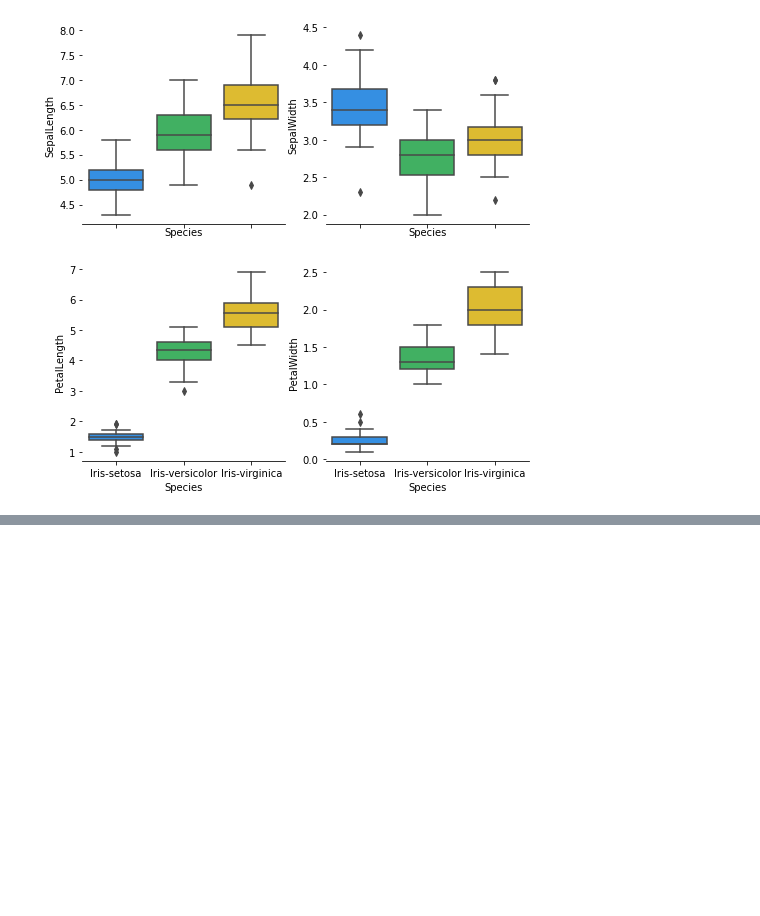
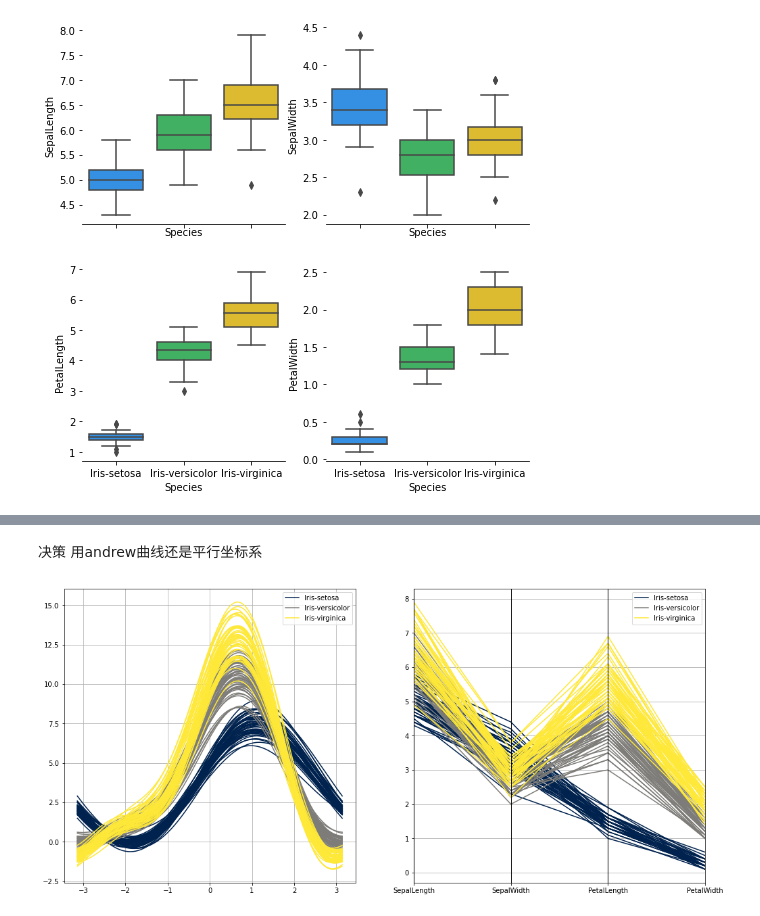
Before and after one commit to xueluofengfei/IV_project, a Jupyter notebook: system2.ipynb, the cells around one changed output, grey strips where cells are left out. Drawn from its saved outputs; the diff is of its cells as text; code cells hidden in the pictures; blank space fills up the shorter version.

Commit message:
andrew曲线和多维坐标系

```diff
--- a/system2.ipynb
+++ b/system2.ipynb
@@ -200,3 +200,12 @@ alt.Chart(iris).mark_area(interpolate='monotone').encode(
 [interactive output not drawn]
 # %%
 'Setosa': [iris[iris['Species']=='Iris-setosa']],
+# %% [markdown]
+决策 用andrew曲线还是平行坐标系
+# %%
+f, axe = plt.subplots(1,2, figsize = (17,8))
+pd.plotting.andrews_curves(iris, 'Species', colormap='cividis', ax = axe[0])
+pd.plotting.parallel_coordinates(iris, 'Species', colormap='cividis', ax = axe[1])
+plt.show()
+# %% [output]
+[figure, added]
```
